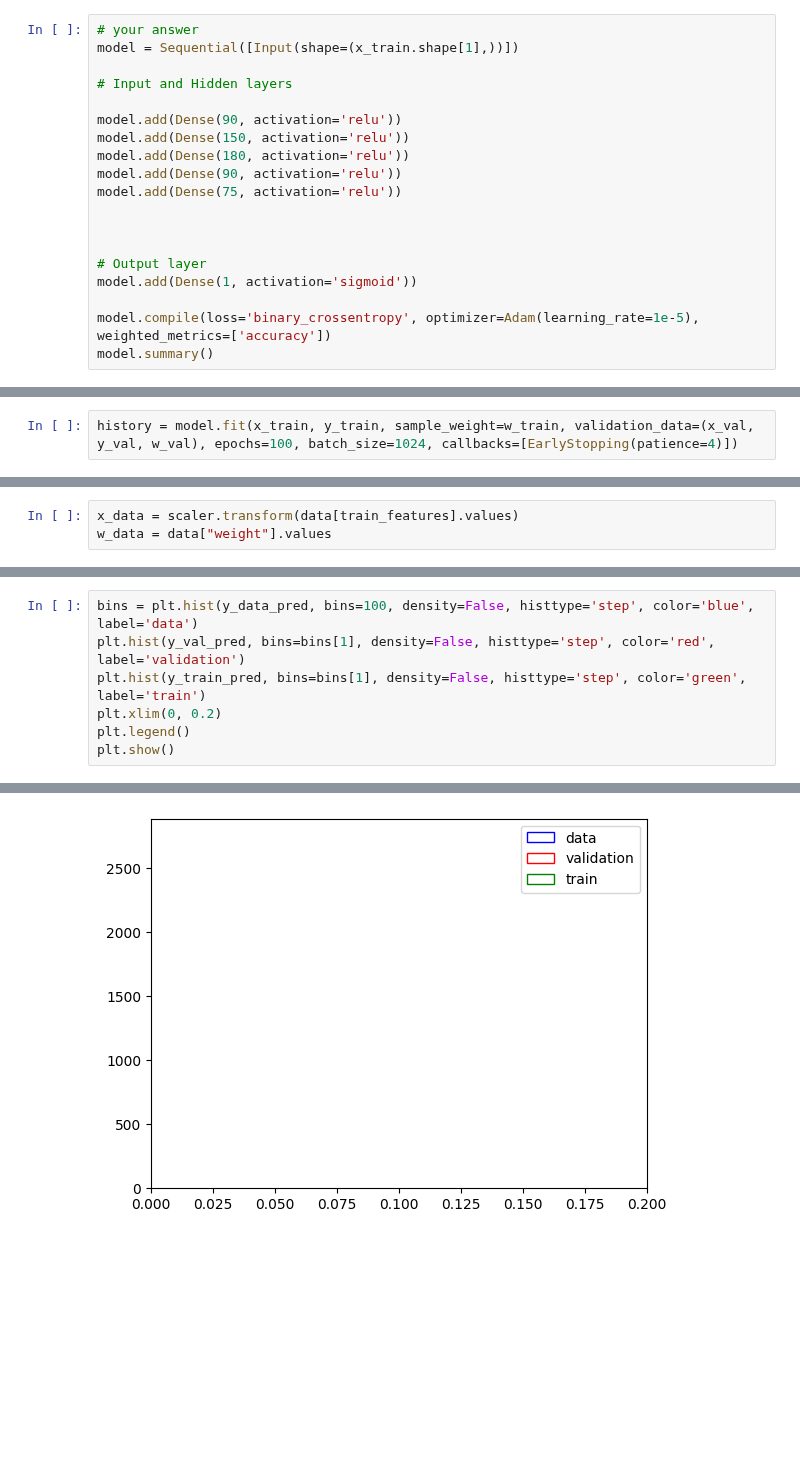
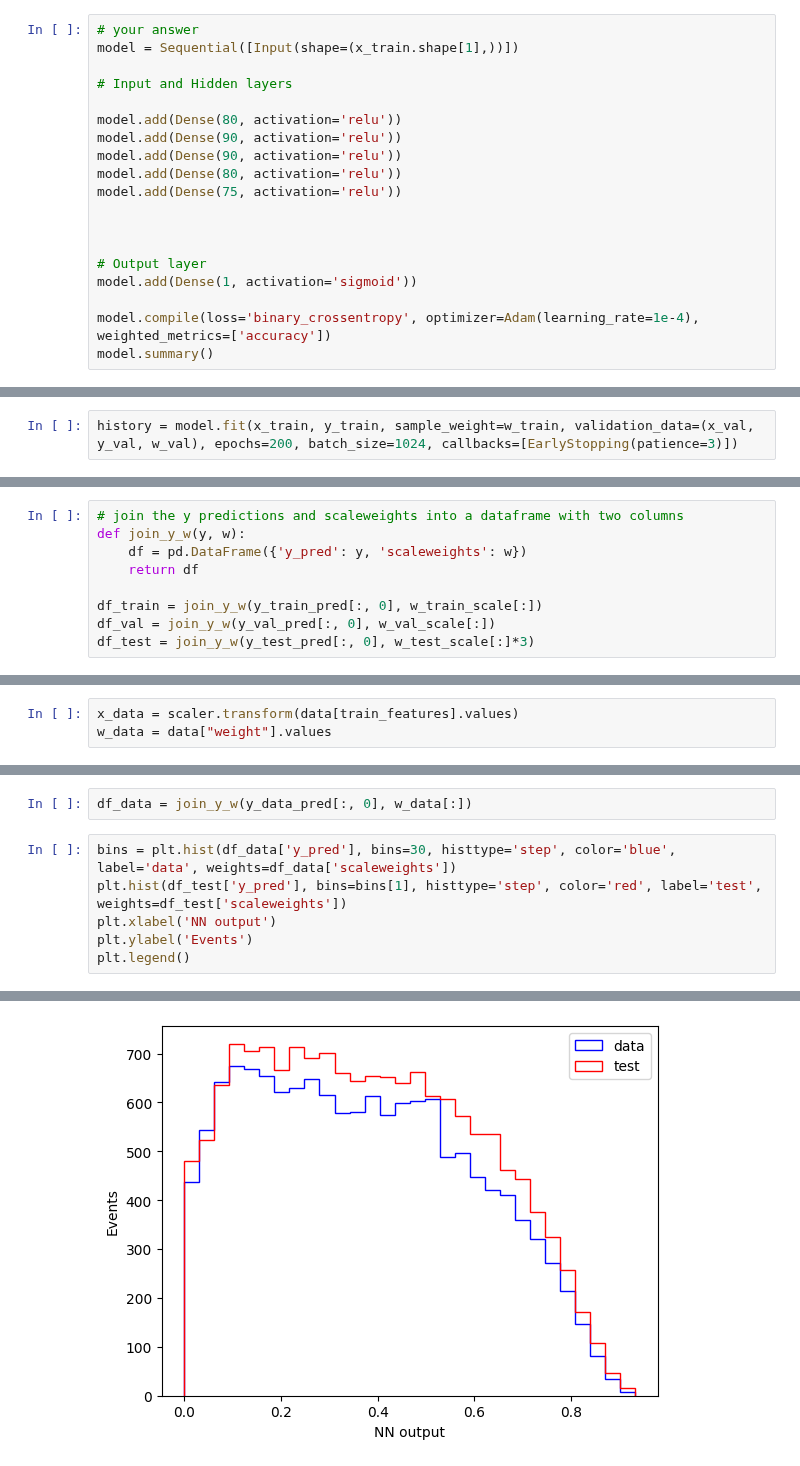
Before and after one commit to joaopedrobiu6/MASHEP_jbiu, a Jupyter notebook: Projeto/machine_learning.ipynb, the cells around one changed output, grey strips where cells are left out. Saved outputs shown, nothing was run; the diff lists cells and outputs as text; blank space fills up the shorter version.

```diff
--- a/Projeto/machine_learning.ipynb
+++ b/Projeto/machine_learning.ipynb
@@ -53,10 +68,10 @@ model = Sequential([Input(shape=(x_train.shape[1],))])
 
 # Input and Hidden layers
 
+model.add(Dense(80, activation='relu'))
 model.add(Dense(90, activation='relu'))
-model.add(Dense(150, activation='relu'))
-model.add(Dense(180, activation='relu'))
 model.add(Dense(90, activation='relu'))
+model.add(Dense(80, activation='relu'))
 model.add(Dense(75, activation='relu'))
 
 
@@ -64,7 +79,7 @@ model.add(Dense(75, activation='relu'))
 # Output layer
 model.add(Dense(1, activation='sigmoid'))
 
-model.compile(loss='binary_crossentropy', optimizer=Adam(learning_rate=1e-5), weighted_metrics=['accuracy'])
+model.compile(loss='binary_crossentropy', optimizer=Adam(learning_rate=1e-4), weighted_metrics=['accuracy'])
 model.summary()
 # %% [output]
 Model: "sequential"
@@ -88,4 +103,4 @@ Model: "sequential"
  Non-trainable params: 0 (0.00 B)
 # %%
-history = model.fit(x_train, y_train, sample_weight=w_train, validation_data=(x_val, y_val, w_val), epochs=100, batch_size=1024, callbacks=[EarlyStopping(patience=4)])
+history = model.fit(x_train, y_train, sample_weight=w_train, validation_data=(x_val, y_val, w_val), epochs=200, batch_size=1024, callbacks=[EarlyStopping(patience=3)])
 # %% [output]
@@ -166,0 +192,9 @@ plt.show()
+# %%
+# join the y predictions and scaleweights into a dataframe with two columns
+def join_y_w(y, w):
+    df = pd.DataFrame({'y_pred': y, 'scaleweights': w})
+    return df
+
+df_train = join_y_w(y_train_pred[:, 0], w_train_scale[:])
+df_val = join_y_w(y_val_pred[:, 0], w_val_scale[:])
+df_test = join_y_w(y_test_pred[:, 0], w_test_scale[:]*3)
@@ -191,8 +245,9 @@ y_data_pred = model.predict(x_data)
+# %%
+df_data = join_y_w(y_data_pred[:, 0], w_data[:])
 # %%
-bins = plt.hist(y_data_pred, bins=100, density=False, histtype='step', color='blue', label='data')
-plt.hist(y_val_pred, bins=bins[1], density=False, histtype='step', color='red', label='validation')
-plt.hist(y_train_pred, bins=bins[1], density=False, histtype='step', color='green', label='train')
-plt.xlim(0, 0.2)
+bins = plt.hist(df_data['y_pred'], bins=30, histtype='step', color='blue', label='data', weights=df_data['scaleweights'])
+plt.hist(df_test['y_pred'], bins=bins[1], histtype='step', color='red', label='test', weights=df_test['scaleweights'])
+plt.xlabel('NN output')
+plt.ylabel('Events')
 plt.legend()
-plt.show()
 # %% [output]
@@ -199 +255 @@ plt.show()
-[figure, old version]
+[figure, new version]
```
Also changed, not shown: parts of 24 cells of this notebook.
